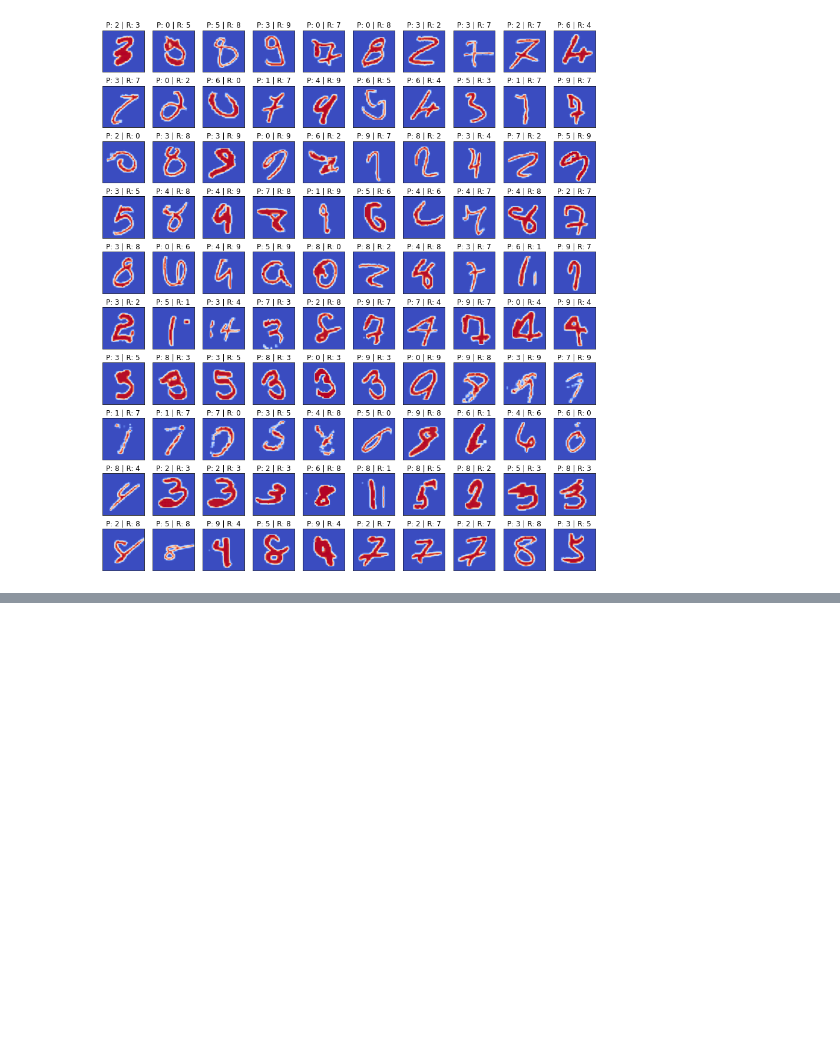
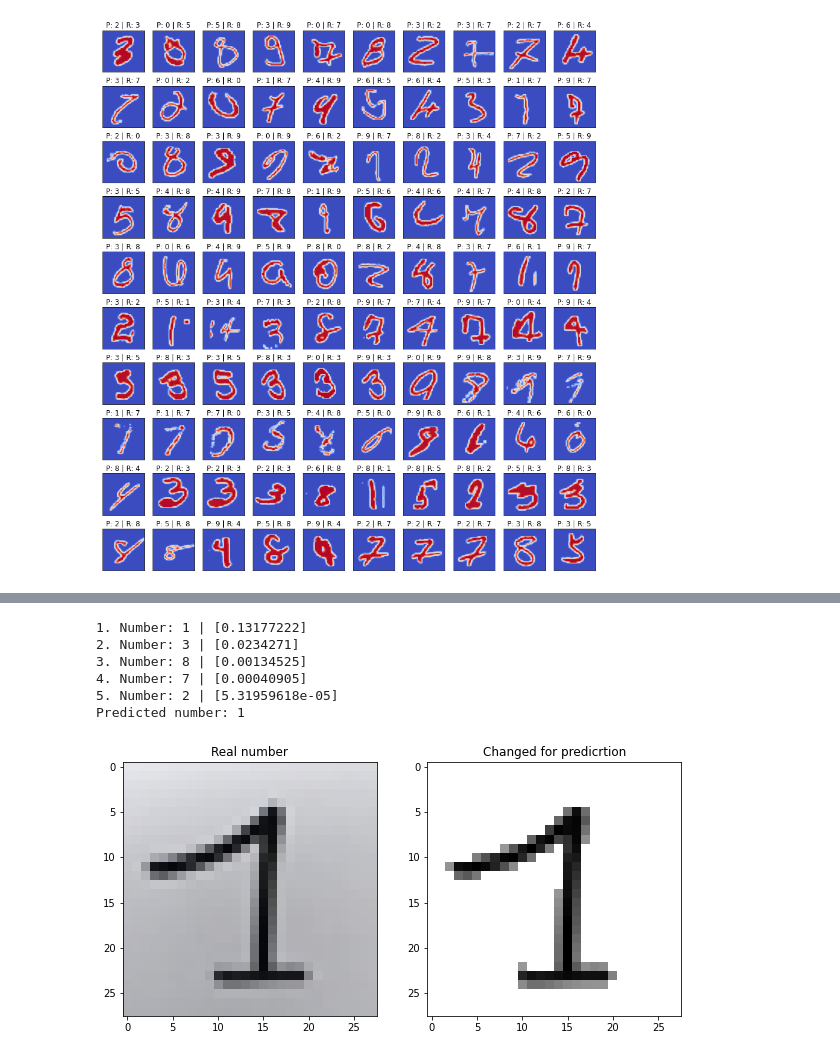
Before and after one commit to kremenevskiy/NeuralNetwork, a Jupyter notebook: NNetwork/neural_net.ipynb, the cells around one changed output, grey strips where cells are left out. Cells and saved outputs as stored; diff of their text form; code cells hidden in the pictures; blank space fills up the shorter version.

```diff
--- a/NNetwork/neural_net.ipynb
+++ b/NNetwork/neural_net.ipynb
@@ -187,0 +233,10 @@ plt.show()
+# %%
+predict_image('mnist-1.png', net, hard=100)
+# %% [output]
+1. Number: 1 | [0.13177222]
+2. Number: 3 | [0.0234271]
+3. Number: 8 | [0.00134525]
+4. Number: 7 | [0.00040905]
+5. Number: 2 | [5.31959618e-05]
+Predicted number: 1
+[figure, added]
```
Also changed, not shown: parts of 18 cells of this notebook.
